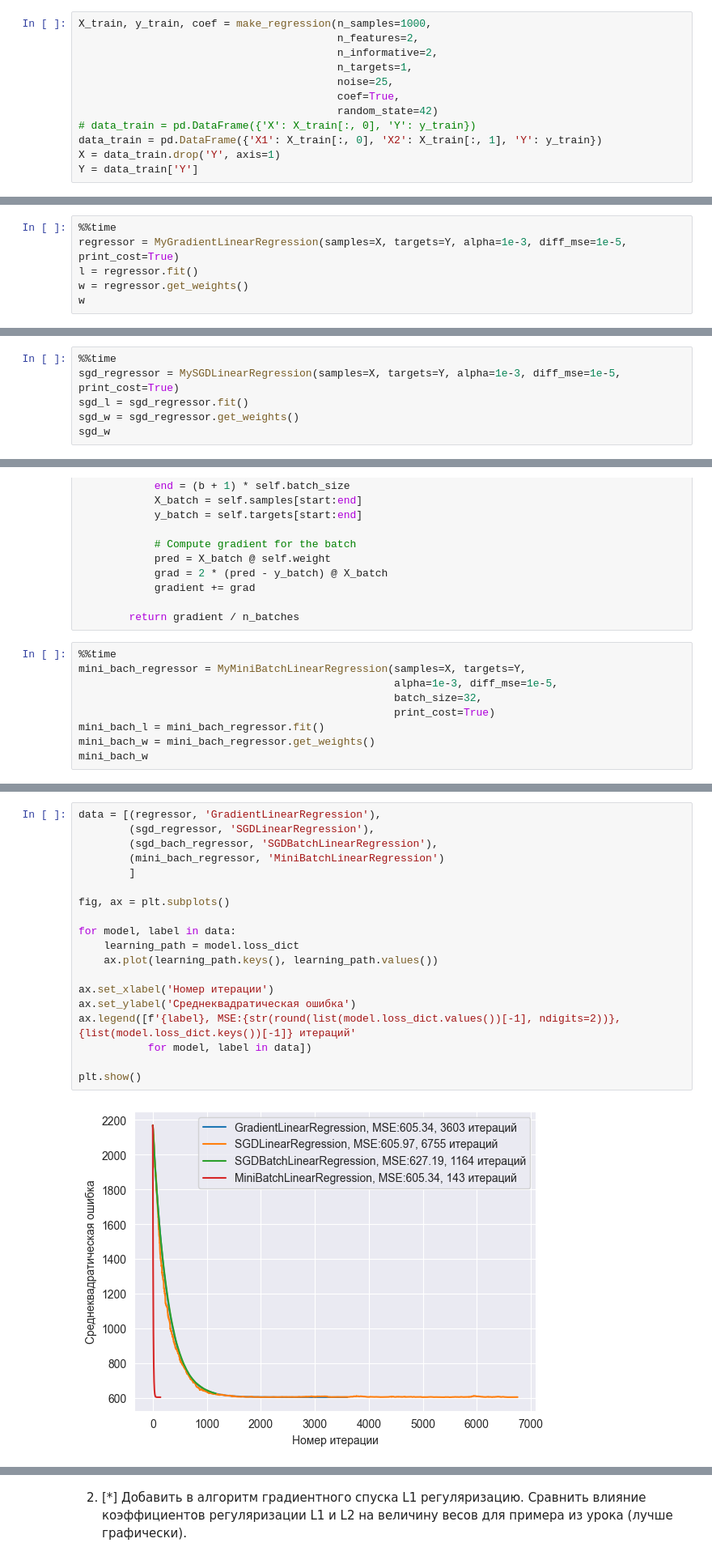
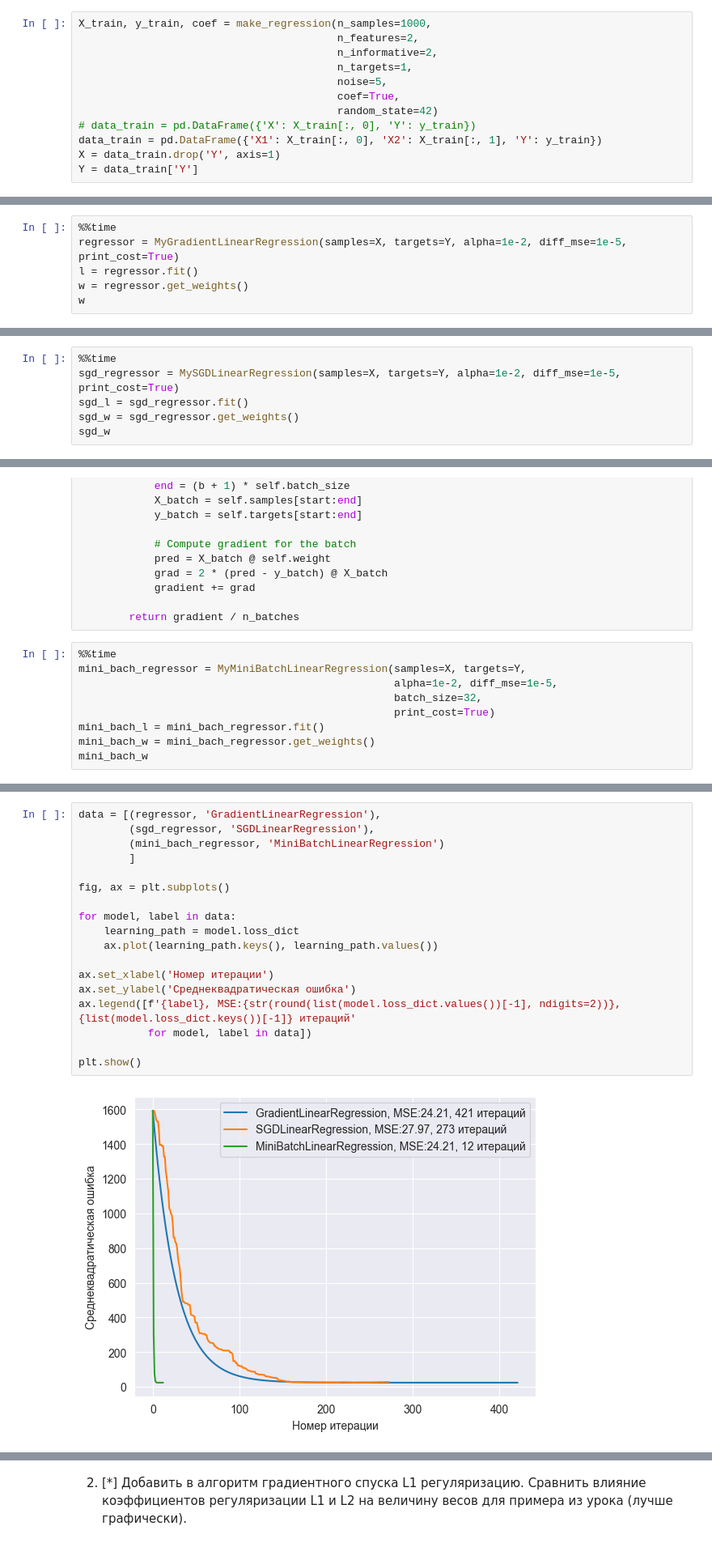
Before and after one commit to likeai22/ds_algorithms, a Jupyter notebook: Lesson 2/hw.ipynb, the cells around one changed output, grey strips where cells are left out. Shown: that part at 81% size. Cells and saved outputs as stored; diff of their text form.

````diff
--- a/Lesson 2/hw.ipynb
+++ b/Lesson 2/hw.ipynb
@@ -16,7 +13,7 @@ X_train, y_train, coef = make_regression(n_samples=1000,
                                          n_features=2,
                                          n_informative=2,
                                          n_targets=1,
-                                         noise=25,
+                                         noise=5,
                                          coef=True,
                                          random_state=42)
 # data_train = pd.DataFrame({'X': X_train[:, 0], 'Y': y_train})
@@ -79,7 +76,7 @@ print(skl_regressor.coef_, skl_regressor.intercept_)
 ```
 # %%
 %%time
-regressor = MyGradientLinearRegression(samples=X, targets=Y, alpha=1e-3, diff_mse=1e-5, print_cost=True)
+regressor = MyGradientLinearRegression(samples=X, targets=Y, alpha=1e-2, diff_mse=1e-5, print_cost=True)
 l = regressor.fit()
 w = regressor.get_weights()
 w
@@ -123,7 +110,7 @@ class MySGDLinearRegression(MyGradientLinearRegression):
         return grad
 # %%
 %%time
-sgd_regressor = MySGDLinearRegression(samples=X, targets=Y, alpha=1e-3, diff_mse=1e-5, print_cost=True)
+sgd_regressor = MySGDLinearRegression(samples=X, targets=Y, alpha=1e-2, diff_mse=1e-5, print_cost=True)
 sgd_l = sgd_regressor.fit()
 sgd_w = sgd_regressor.get_weights()
 sgd_w
@@ -234,7 +158,7 @@ class MyMiniBatchLinearRegression(MyGradientLinearRegression):
 # %%
 %%time
 mini_bach_regressor = MyMiniBatchLinearRegression(samples=X, targets=Y,
-                                                  alpha=1e-3, diff_mse=1e-5,
+                                                  alpha=1e-2, diff_mse=1e-5,
                                                   batch_size=32,
                                                   print_cost=True)
 mini_bach_l = mini_bach_regressor.fit()
@@ -270,24 +193,23 @@ plt.show()
 # %%
 data = [(regressor, 'GradientLinearRegression'),
         (sgd_regressor, 'SGDLinearRegression'),
-        (sgd_bach_regressor, 'SGDBatchLinearRegression'),
         (mini_bach_regressor, 'MiniBatchLinearRegression')
         ]
 
 fig, ax = plt.subplots()
 
 for model, label in data:
     learning_path = model.loss_dict
     ax.plot(learning_path.keys(), learning_path.values())
 
 ax.set_xlabel('Номер итерации')
 ax.set_ylabel('Среднеквадратическая ошибка')
 ax.legend([f'{label}, MSE:{str(round(list(model.loss_dict.values())[-1], ndigits=2))}, {list(model.loss_dict.keys())[-1]} итераций'
            for model, label in data])
 
 plt.show()
 # %% [output]
-[figure, old version]
+[figure, new version]
 # %% [markdown]
 MSE на всех графиках стремится к 600 - это может означать, что модели достигли определенного предела в точности предсказаний. Возможно, дальнейшее улучшение точности будет требовать значительно больше данных или изменения модели.
 
````
Also changed, not shown: parts of 19 cells of this notebook, 2 other files.
